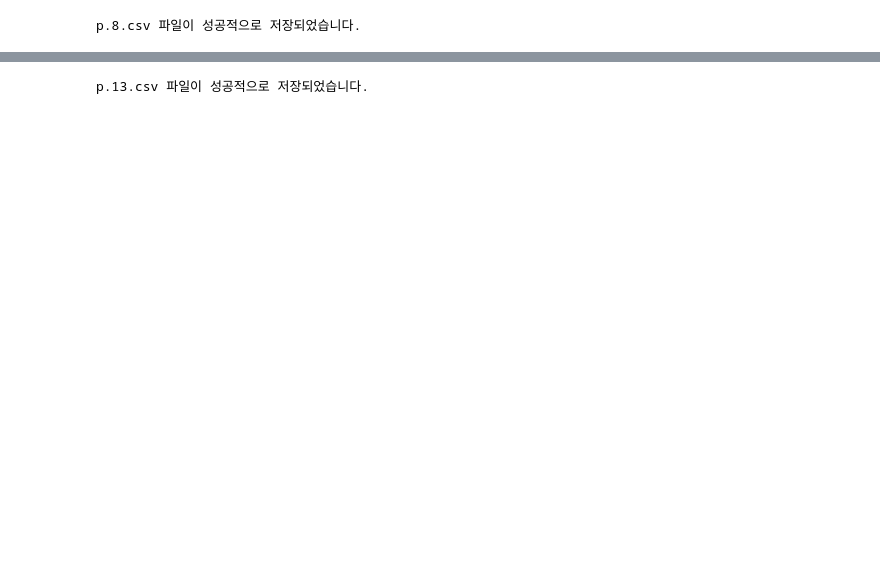
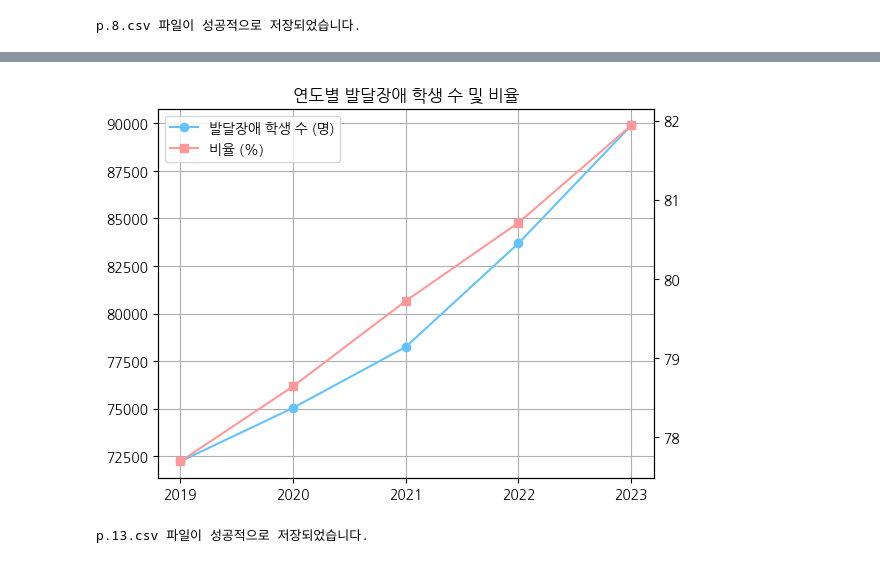
Before and after one commit to glassesholder/ThisAble_service, a Jupyter notebook: graph_to_csv.ipynb, the cells around one changed output, grey strips where cells are left out. Cells and saved outputs as stored; diff of their text form; code cells hidden in the pictures; blank space fills up the shorter version.

```diff
--- a/graph_to_csv.ipynb
+++ b/graph_to_csv.ipynb
@@ -88,3 +198,21 @@ df2
 | 2 | 2021 | 1,826 (1.9) | 3,026 (3.1) | 51,788 (52.8) | 9,695 (9.9) | 1,874 (1.9) | 15,215 (15.5) | 2,450 (2.5) | 1,114 (1.1) | 1,799 (1.8) | 9,367 (9.5) | ... |
 | 3 | 2022 | 1,753 (1.7) | 2,961 (2.9) | 53,718 (51.8) | 9,639 (9.3) | 1,865 (1.8) | 17,024 (16.4) | 2,622 (2.5) | 1,078 (1.0) | 1,948 (1.9) | 11,087 (10.7) | ... |
 | 4 | 2023 | 1,745 (1.6) | 2,907 (2.6) | 55,867 (50.9) | 9,522 (8.7) | 1,831 (1.7) | 19,275 (17.6) | 2,645 (2.4) | 1,037 (0.9) | 1,956 (1.8) | 12,918 (11.8) | ... |
+# %%
+import re
+
+df_3 = df2.copy()
+
+def clean_and_convert(s):
+    s = re.sub(r'\([^)]*\)', '', s)  # 괄호와 괄호 안의 내용 제거
+    s = s.replace(',', '')  # 쉼표(,) 제거
+    return int(s)
+
+for col in df_3.columns[1:]:
+    df_3[col] = df_3[col].apply(clean_and_convert)
+
+df_3['발달장애'] = df_3['지적장애'] + df_3['정서·행동장애'] + df_3['자폐성장애'] + df_3['발달지체']
+df_3 = df_3[['연도','발달장애','전체']]
+df_3['비율'] = (df_3['발달장애'] / df_3['전체'] * 100).round(2)
+df_3 = df_3[['연도','발달장애','비율']]
+df_3
@@ -91,3 +226,39 @@ df2
+# %%
+import matplotlib.pyplot as plt
+
+fig, ax1 = plt.subplots()
+
+# 왼쪽 y 축 (발달장애)
+line1, = ax1.plot(df_3['연도'], df_3['발달장애'], color='#66c2ff', marker='o', label='발달장애 학생 수 (명)')
+# ax1.set_ylabel('발달장애 학생 수', color='b')
+
+# 오른쪽 y 축 (비율)
+ax2 = ax1.twinx()
+line2, = ax2.plot(df_3['연도'], df_3['비율'], color='#ff9999', marker='s', label='비율 (%)')
+# ax2.set_ylabel('비율 (%)', color='r')
+
+# 범례 추가
+lines = [line1, line2]
+plt.legend(lines, [line.get_label() for line in lines])
+
+# xticks 설정
+ax1.set_xticks(df_3['연도'])
+
+ax1.grid(True)
+
+
+plt.title('연도별 발달장애 학생 수 및 비율')
+
+# # 각 데이터 포인트에 값 표시
+# for i, txt in enumerate(df_3['발달장애']):
+#     ax1.annotate(txt, (df_3['연도'][i], df_3['발달장애'][i]), textcoords="offset points", xytext=(35,-10), ha='center')
+
+# for i, txt in enumerate(df_3['비율']):
+#     ax2.annotate(txt, (df_3['연도'][i], df_3['비율'][i]), textcoords="offset points", xytext=(0,15), ha='center')
+
+plt.show()
+# %% [output]
+[figure, added]
 # %%
 import csv
 
```
Also changed, not shown: parts of 13 cells of this notebook, 2 other files.
